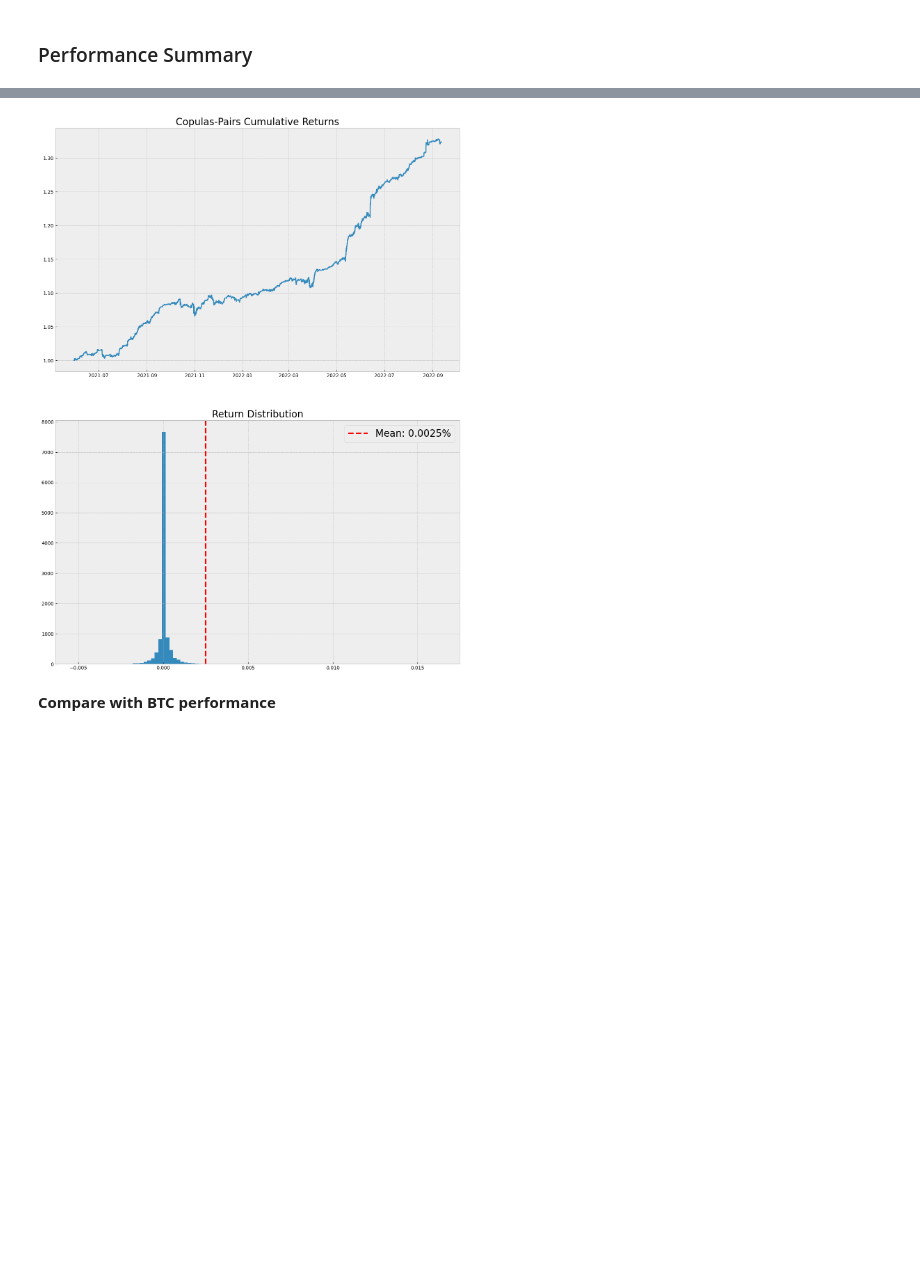
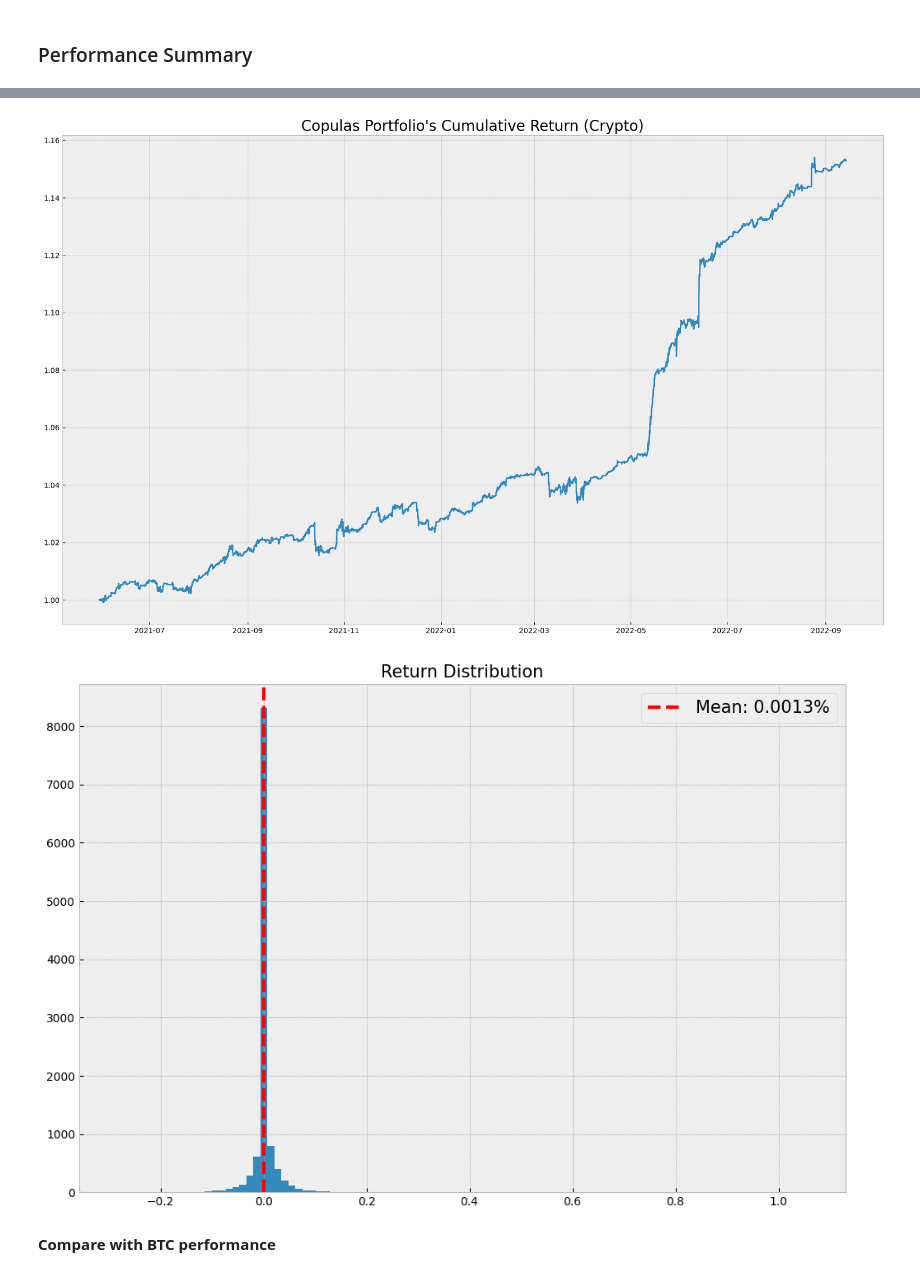
Before and after one commit to stevenpham1996/Pairs-Trading--Statistical-Arbitrage, a Jupyter notebook: copulas_pairs/cryptocurrency.ipynb, the cells around one changed output, grey strips where cells are left out. Saved outputs shown, nothing was run; the diff lists cells and outputs as text; code cells hidden in the pictures; blank space fills up the shorter version.

```diff
--- a/copulas_pairs/cryptocurrency.ipynb
+++ b/copulas_pairs/cryptocurrency.ipynb
@@ -521,7 +520,7 @@ Leverage ratio: **1:20**.
 Transaction & commission fees: **0.25% per position**.
 # %%
 train_window = 720 # 1 month
-trade_window = 168 # 1 week
+trade_window = 72 # 3 days
 algo_returns = {}
 top_copulas_dfs = []
 for i in range(train_window, len(prices)-trade_window, trade_window):
@@ -566,7 +565,7 @@ for i in range(train_window, len(prices)-trade_window, trade_window):
         for t in positions.index:
             # if long position is open
             if long:
-                if (probs_trade.loc[t][s1] >= 0.5) or (probs_trade.loc[t][s2] <= 0.5):
+                if (probs_trade.loc[t][s1] >= 0.3) or (probs_trade.loc[t][s2] <= 0.7):
                     positions.loc[t] = [0-fee, 0-fee] # Add fee to close positions
                     long = False
                 else:
@@ -574,7 +573,7 @@ for i in range(train_window, len(prices)-trade_window, trade_window):
 
             # if short position is open
             elif short:
-                if (probs_trade.loc[t][s1] <= 0.5) or (probs_trade.loc[t][s2] >= 0.5):
+                if (probs_trade.loc[t][s1] <= 0.7) or (probs_trade.loc[t][s2] >= 0.3):
                     positions.loc[t] = [0-fee, 0-fee]
                     short = False
                 else:
@@ -624,23 +623,29 @@ The Copulas strategy under 20x leverage significantly out-performed in all metri
 # %%
 for pair in algo_returns.keys():
     algo_returns[pair] = pd.concat(algo_returns[pair]).convert_dtypes(infer_objects=True)
     algo_returns[pair].index = pd.to_datetime(algo_returns[pair].index)
 
 returns = pd.DataFrame.from_dict(algo_returns).convert_dtypes(infer_objects=True)
 returns.fillna(0, inplace=True)
 returns = np.exp(returns) - 1 # convert log-returns to simple returns
 total_ret = (returns * 20).sum(axis=1) / len(returns.columns) # Add 20x leverage
 total_ret = total_ret.convert_dtypes(infer_objects=True)
 # Calculate cumulative returns
 cum_ret = np.nancumprod(total_ret + 1 )
-fig, ax = plt.subplots(2, 1, figsize=(15, 20))
-ax[0].plot(total_ret.index, cum_ret)
-ax[0].set_title("Copulas-Pairs Cumulative Returns", fontsize=20)
-ax[1].hist(total_ret, bins=100)
-ax[1].axvline(total_ret.mean()*100, ls='--', color='r', linewidth=3, label="Mean")
-ax[1].set_title(f"Return Distribution", fontsize=20)
-ax[1].legend([f"Mean: {round(total_ret.mean()*100, 4)}%"], fontsize=20);
+# plot the total equity curve
+plt.figure(figsize=(20, 12))
+plt.title(f"Copulas Portfolio's Cumulative Return (Crypto)", fontsize=20)
+plt.plot(total_ret.index, cum_ret)
+plt.show()
+# plot the histogram of portfolio's returns
+plt.figure(figsize=(12, 8))
+plt.hist(total_ret*100, bins=100)
+plt.axvline(total_ret.mean()*100, ls='--', color='r', linewidth=3, label="Mean")
+plt.title(f"Return Distribution", fontsize=15)
+plt.legend([f"Mean: {round(total_ret.mean()*100, 4)}%"], fontsize=15)
+plt.show()
 # %% [output]
-[figure, old version]
+[figure, new version]
+[figure, added]
 # %% [markdown]
 **Compare with BTC performance**
```
Also changed, not shown: parts of 9 cells of this notebook, 4 other files.
